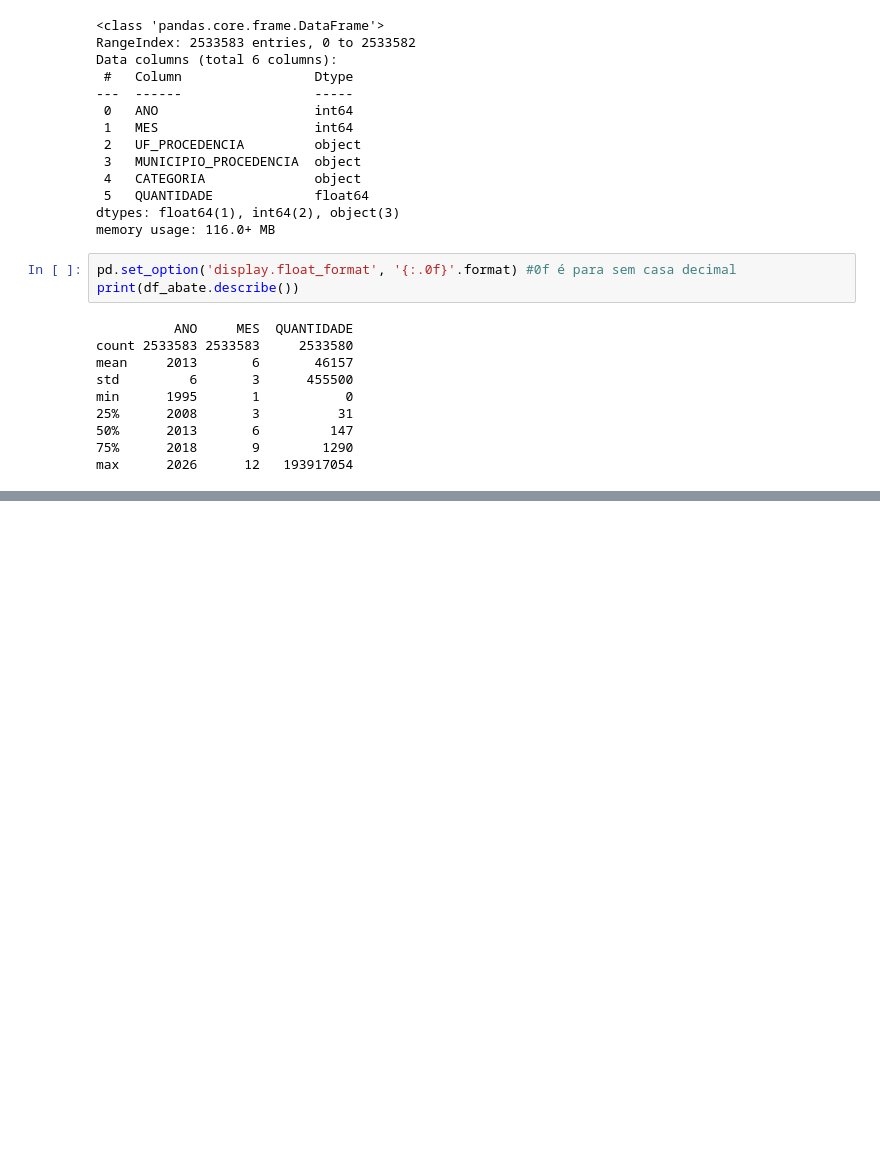
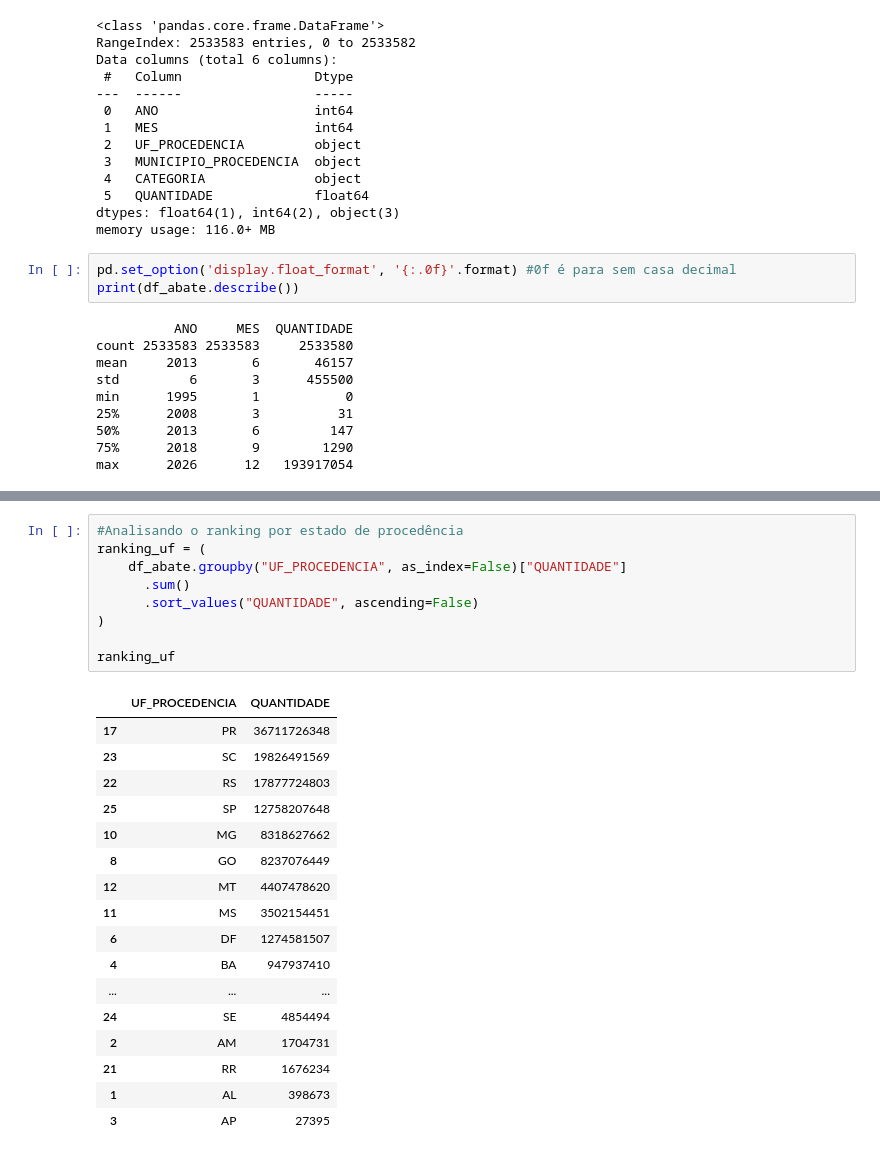
Before and after one commit to Naiasha/Project-data-disease-animal, a Jupyter notebook: Tratamento dos dados/analise_abate.ipynb, the cells around one changed output, grey strips where cells are left out. Drawn from its saved outputs; the diff is of its cells as text; blank space fills up the shorter version.

```diff
--- a/Tratamento dos dados/analise_abate.ipynb
+++ b/Tratamento dos dados/analise_abate.ipynb
@@ -71,0 +94,27 @@ df_abate[df_abate.isna().any(axis=1)]
+# %%
+#Analisando o ranking por estado de procedência
+ranking_uf = (
+    df_abate.groupby("UF_PROCEDENCIA", as_index=False)["QUANTIDADE"]
+      .sum()
+      .sort_values("QUANTIDADE", ascending=False)
+)
+
+ranking_uf
+# %% [output]
+|  | UF_PROCEDENCIA | QUANTIDADE |
+| 17 | PR | 36711726348 |
+| 23 | SC | 19826491569 |
+| 22 | RS | 17877724803 |
+| 25 | SP | 12758207648 |
+| 10 | MG | 8318627662 |
+| 8 | GO | 8237076449 |
+| 12 | MT | 4407478620 |
+| 11 | MS | 3502154451 |
+| 6 | DF | 1274581507 |
+| 4 | BA | 947937410 |
+| ... | ... | ... |
+| 24 | SE | 4854494 |
+| 2 | AM | 1704731 |
+| 21 | RR | 1676234 |
+| 1 | AL | 398673 |
+| 3 | AP | 27395 |
```
Also changed, not shown: parts of 3 cells of this notebook, 10 other files.
